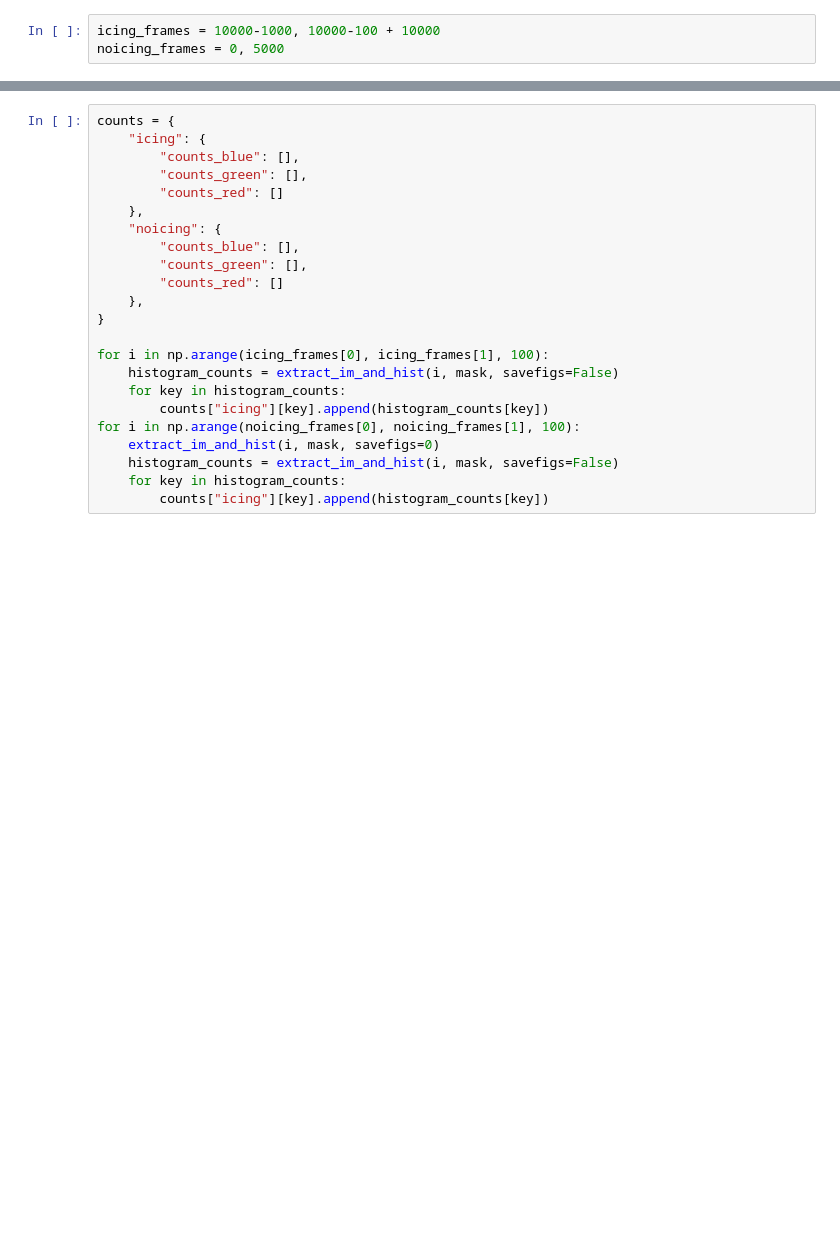
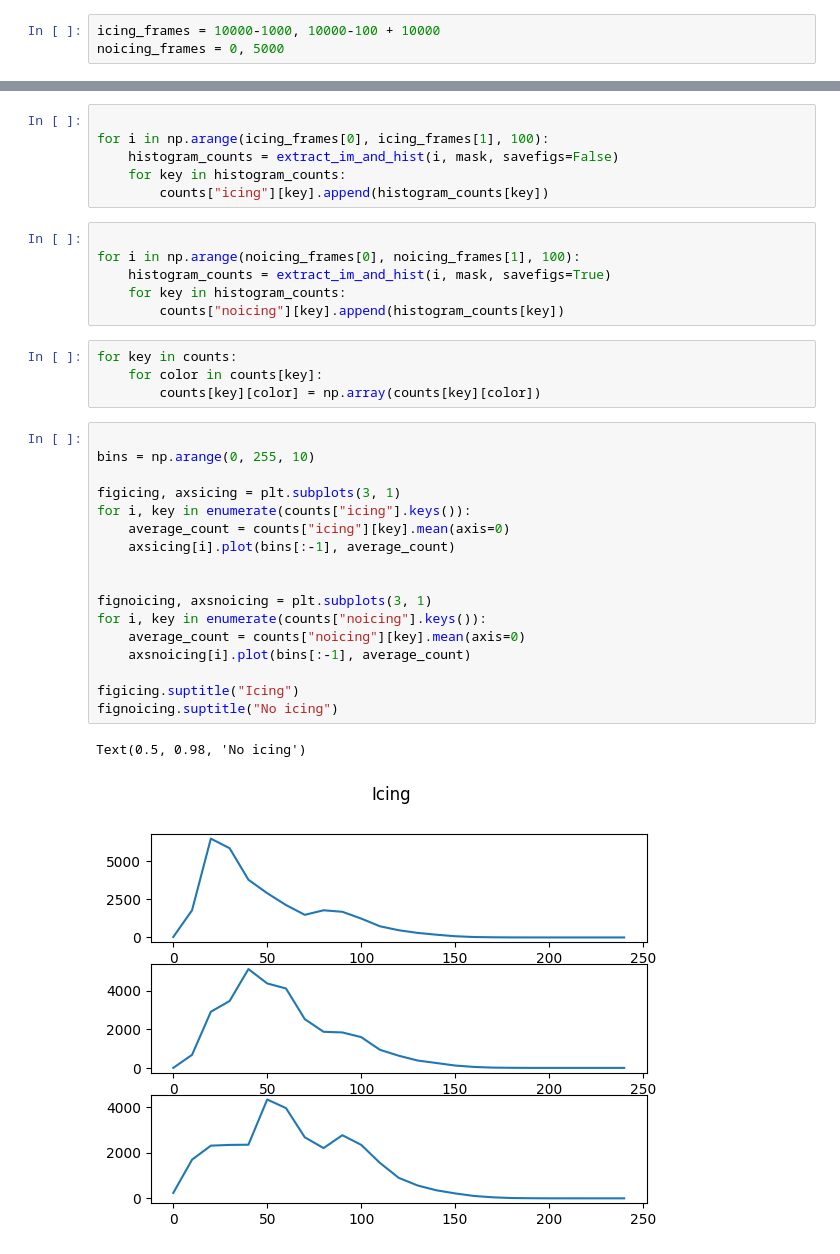
Before and after one commit to HarryYouAreAWizard/HelicopterIcing, a Jupyter notebook: Icing.ipynb, the cells around one changed output, grey strips where cells are left out. Saved outputs shown, nothing was run; the diff lists cells and outputs as text; blank space fills up the shorter version.

```diff
--- a/Icing.ipynb
+++ b/Icing.ipynb
@@ -152,23 +165,36 @@ noicing_frames = 0, 5000
 # %%
-counts = {
-    "icing": {
-        "counts_blue": [],
-        "counts_green": [],
-        "counts_red": []
-    },
-    "noicing": {
-        "counts_blue": [],
-        "counts_green": [],
-        "counts_red": []
-    },
-}
 
 for i in np.arange(icing_frames[0], icing_frames[1], 100):
     histogram_counts = extract_im_and_hist(i, mask, savefigs=False)
     for key in histogram_counts:
         counts["icing"][key].append(histogram_counts[key])
-for i in np.arange(noicing_frames[0], noicing_frames[1], 100):
-    extract_im_and_hist(i, mask, savefigs=0)
-    histogram_counts = extract_im_and_hist(i, mask, savefigs=False)
-    for key in histogram_counts:
-        counts["icing"][key].append(histogram_counts[key])
+# %%
+
+for i in np.arange(noicing_frames[0], noicing_frames[1], 100):
+    histogram_counts = extract_im_and_hist(i, mask, savefigs=True)
+    for key in histogram_counts:
+        counts["noicing"][key].append(histogram_counts[key])
+# %%
+for key in counts:
+    for color in counts[key]:
+        counts[key][color] = np.array(counts[key][color])
+# %%
+
+bins = np.arange(0, 255, 10)
+
+figicing, axsicing = plt.subplots(3, 1)
+for i, key in enumerate(counts["icing"].keys()):
+    average_count = counts["icing"][key].mean(axis=0)
+    axsicing[i].plot(bins[:-1], average_count)
+
+
+fignoicing, axsnoicing = plt.subplots(3, 1)
+for i, key in enumerate(counts["noicing"].keys()):
+    average_count = counts["noicing"][key].mean(axis=0)
+    axsnoicing[i].plot(bins[:-1], average_count)
+
+figicing.suptitle("Icing")
+fignoicing.suptitle("No icing")
+# %% [output]
+Text(0.5, 0.98, 'No icing')
+[figure, added]
```
Also changed, not shown: parts of 2 cells of this notebook.
